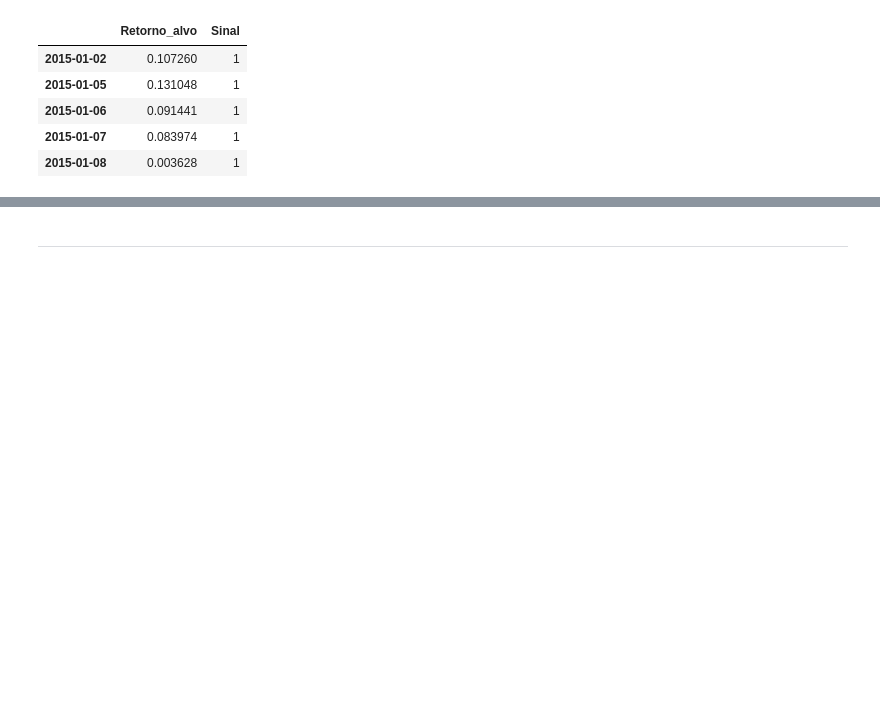
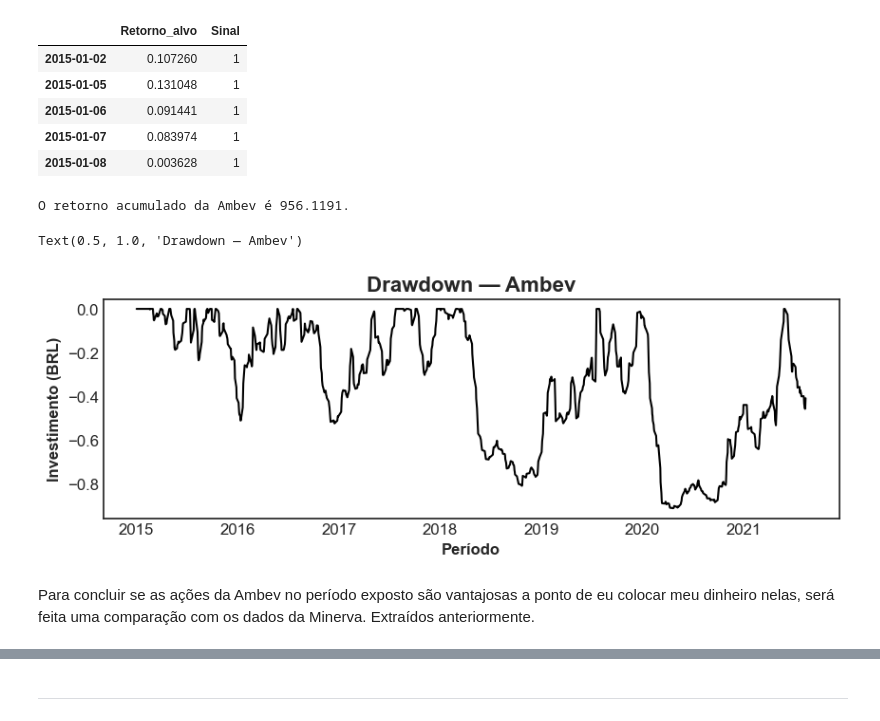
Before and after one commit to anoca-cs/FEA.DEV, a Jupyter notebook: FinQuant/Case/FinQuant Case.ipynb, the cells around one changed output, grey strips where cells are left out. Cells and saved outputs as stored; diff of their text form; code cells hidden in the pictures; blank space fills up the shorter version.

```diff
--- a/FinQuant/Case/FinQuant Case.ipynb
+++ b/FinQuant/Case/FinQuant Case.ipynb
@@ -1468,3 +1468,36 @@ estrat_secreta.head()
 | 2015-01-06 | 0.091441 | 1 |
 | 2015-01-07 | 0.083974 | 1 |
 | 2015-01-08 | 0.003628 | 1 |
+# %%
+# Ambev — Análise de Risco: Cálculo do Retorno Acumulado
+
+retorno_acumulado_ambev = ((((estrat_secreta + 1).prod() - 1)) * 100) [0]
+
+print(f'O retorno acumulado da Ambev é {round(retorno_acumulado_ambev, 4)}.')
+# %% [output]
+O retorno acumulado da Ambev é 956.1191.
+# %%
+# Análise de Risco: Cálculo do Drawdown
+
+def analise(rt_series:pd.Series):
+    mt = 1000 * (1 + rt_series).cumprod()
+    picos_anteriores = mt.cummax()
+    drawdown = (mt - picos_anteriores)/picos_anteriores
+    return pd.DataFrame({'drawdown': drawdown})
+# %%
+# Ambev — Plotando o Drawdown
+
+plt.style.use('seaborn-v0_8-white')
+fig, ax = plt.subplots()
+fig.set_size_inches([10, 3])
+
+ax.plot(analise(estrat_secreta['Retorno_alvo'])['drawdown'], color = 'black')
+
+ax.set_xlabel('Período', fontweight = 'bold', fontsize = 12)
+ax.set_ylabel('Investimento (BRL)', fontweight = 'bold', fontsize = 12)
+ax.set_title('Drawdown — Ambev', fontweight = 'bold', fontsize = 16)
+# %% [output]
+Text(0.5, 1.0, 'Drawdown — Ambev')
+[figure, added]
+# %% [markdown]
+Para concluir se as ações da Ambev no período exposto são vantajosas a ponto de eu colocar meu dinheiro nelas, será feita uma comparação com os dados da Minerva. Extraídos anteriormente.
```
Also changed, not shown: parts of 8 cells of this notebook.
